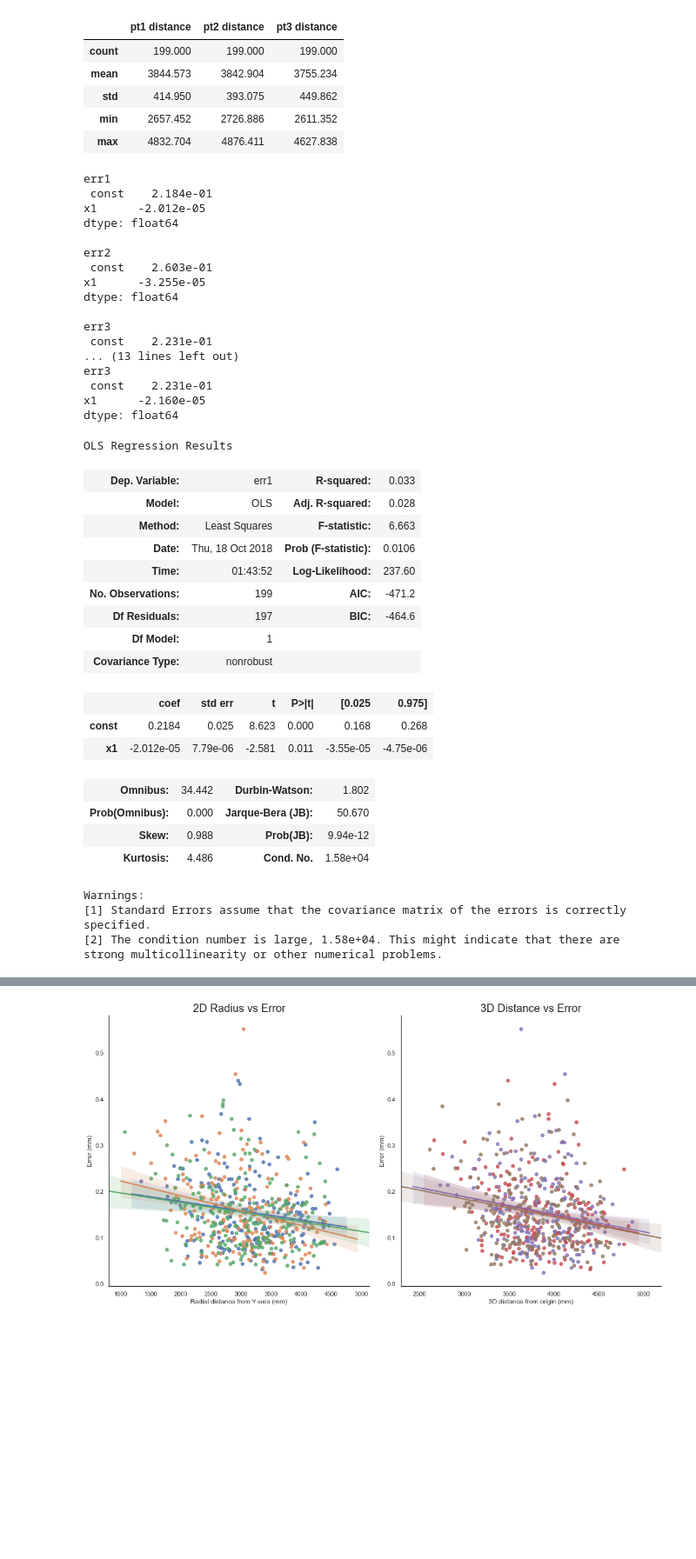
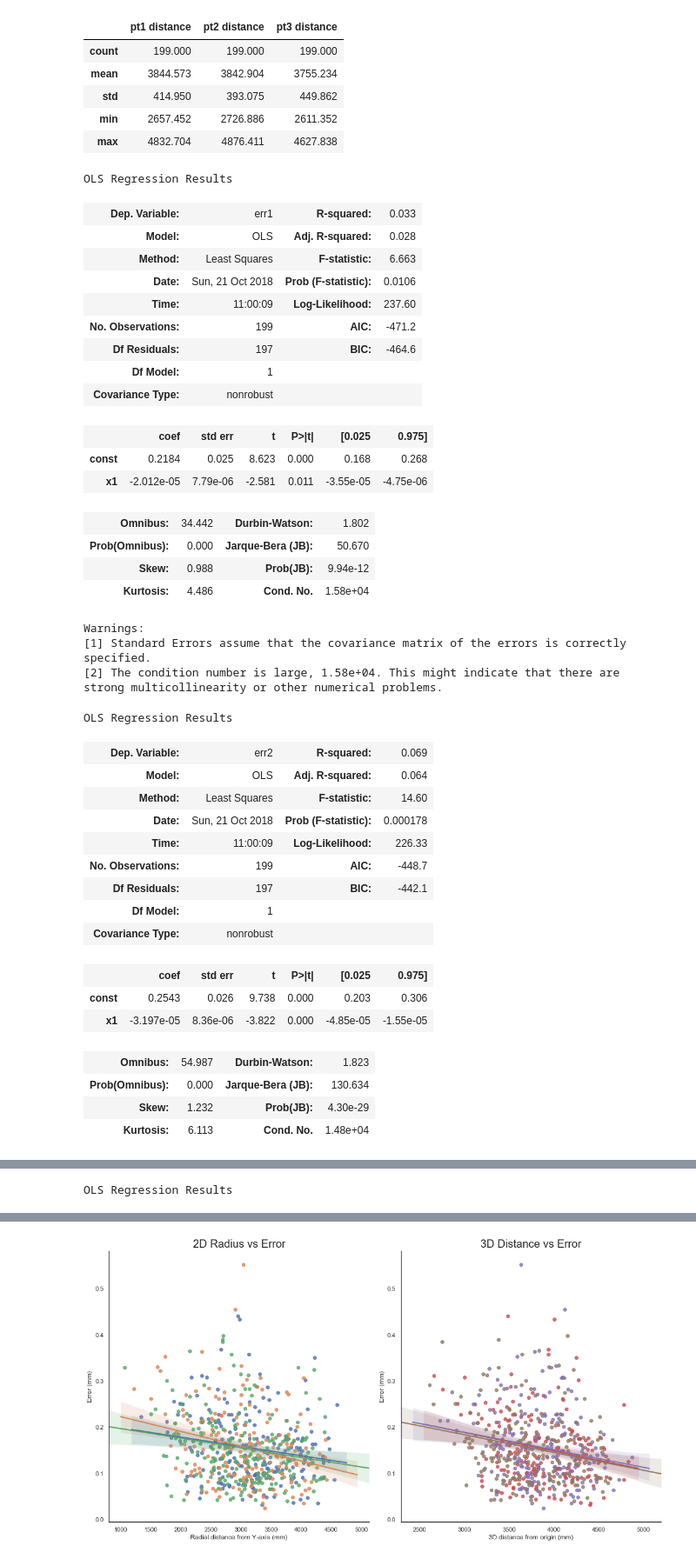
Before and after one commit to BotScutters/robot_accuracy, a Jupyter notebook: Positional accuracy of a 6-axis robot arm.ipynb, the cells around one changed output, grey strips where cells are left out. Shown at 87% size. Drawn from its saved outputs; the diff is of its cells as text; code cells hidden in the pictures; blank space fills up the shorter version.

```diff
--- a/Positional accuracy of a 6-axis robot arm.ipynb
+++ b/Positional accuracy of a 6-axis robot arm.ipynb
@@ -328,48 +329,31 @@ display(act_mags.describe().loc[['count','mean','std', 'min', 'max']])
 # %%
 # regression function
 def regress(x, y):
     # add constant to x
     x = sm.add_constant(x)
 
     # fit regression model
-    results = sm.OLS(y, X).fit()
+    results = sm.OLS(y, x).fit()
 
     # Inspect the results
-    print(y.name, '\n', results.params, '\n')
+    #print(y.name, '\n', results.params, '\n')
+    display(results.summary())
     return results
 
 # make some pointers to the data
 distances = (act_radius1, act_radius2, act_radius3, act_mag1, act_mag2, act_mag3)
 errs = (errors['err1'], errors['err2'], errors['err3'])
 
 # run ordinary least squares regression on all six pairs; loads of reports will print below
 regressions = [regress(x, errs[i%3]) for i, x in enumerate(distances)]
 b = [regression.params for regression in regressions]
-regressions[0].summary()
 # %% [output]
-err1
- const    2.184e-01
-x1      -2.012e-05
-dtype: float64
-
-err2
- const    2.603e-01
-x1      -3.255e-05
-dtype: float64
-
-err3
- const    2.231e-01
-... (13 lines left out)
-err3
- const    2.231e-01
-x1      -2.160e-05
-dtype: float64
+OLS Regression Results
-OLS Regression Results
 | Dep. Variable: | err1 | R-squared: | 0.033 |
 | Model: | OLS | Adj. R-squared: | 0.028 |
 | Method: | Least Squares | F-statistic: | 6.663 |
-| Date: | Thu, 18 Oct 2018 | Prob (F-statistic): | 0.0106 |
-| Time: | 01:43:52 | Log-Likelihood: | 237.60 |
+| Date: | Sun, 21 Oct 2018 | Prob (F-statistic): | 0.0106 |
+| Time: | 11:00:09 | Log-Likelihood: | 237.60 |
 | No. Observations: | 199 | AIC: | -471.2 |
 | Df Residuals: | 197 | BIC: | -464.6 |
 | Df Model: | 1 |  |  |
@@ -381,7 +365,24 @@ OLS Regression Results
 | Prob(Omnibus): | 0.000 | Jarque-Bera (JB): | 50.670 |
 | Skew: | 0.988 | Prob(JB): | 9.94e-12 |
 | Kurtosis: | 4.486 | Cond. No. | 1.58e+04 |
+Warnings:
+[1] Standard Errors assume that the covariance matrix of the errors is correctly specified.
+[2] The condition number is large, 1.58e+04. This might indicate that there are
+strong multicollinearity or other numerical problems.
-Warnings:
-[1] Standard Errors assume that the covariance matrix of the errors is correctly specified.
-[2] The condition number is large, 1.58e+04. This might indicate that there are
-strong multicollinearity or other numerical problems.
+OLS Regression Results
+| Dep. Variable: | err2 | R-squared: | 0.069 |
+| Model: | OLS | Adj. R-squared: | 0.064 |
+| Method: | Least Squares | F-statistic: | 14.60 |
+| Date: | Sun, 21 Oct 2018 | Prob (F-statistic): | 0.000178 |
+| Time: | 11:00:09 | Log-Likelihood: | 226.33 |
+| No. Observations: | 199 | AIC: | -448.7 |
+| Df Residuals: | 197 | BIC: | -442.1 |
+| Df Model: | 1 |  |  |
+| Covariance Type: | nonrobust |  |  |
+|  | coef | std err | t | P>|t| | [0.025 | 0.975] |
+| const | 0.2543 | 0.026 | 9.738 | 0.000 | 0.203 | 0.306 |
+| x1 | -3.197e-05 | 8.36e-06 | -3.822 | 0.000 | -4.85e-05 | -1.55e-05 |
+| Omnibus: | 54.987 | Durbin-Watson: | 1.823 |
+| Prob(Omnibus): | 0.000 | Jarque-Bera (JB): | 130.634 |
+| Skew: | 1.232 | Prob(JB): | 4.30e-29 |
+| Kurtosis: | 6.113 | Cond. No. | 1.48e+04 |
@@ -387,0 +393 @@ strong multicollinearity or other numerical problems.
+OLS Regression Results
```
Also changed, not shown: parts of 63 cells of this notebook.
